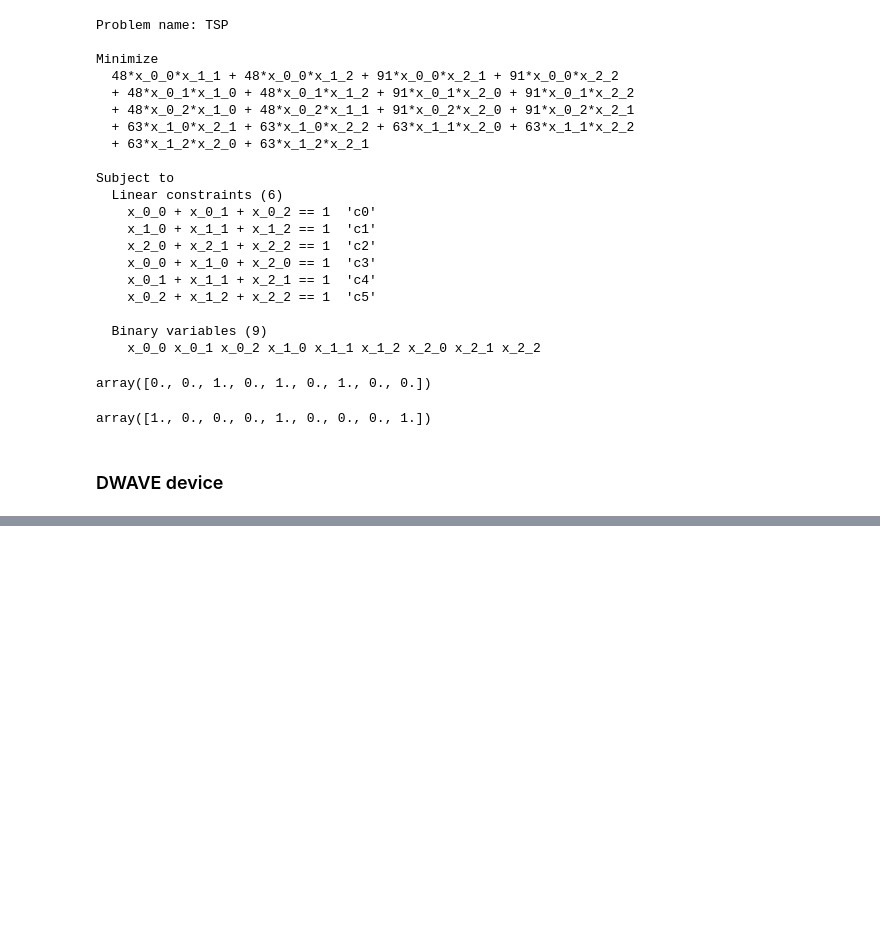
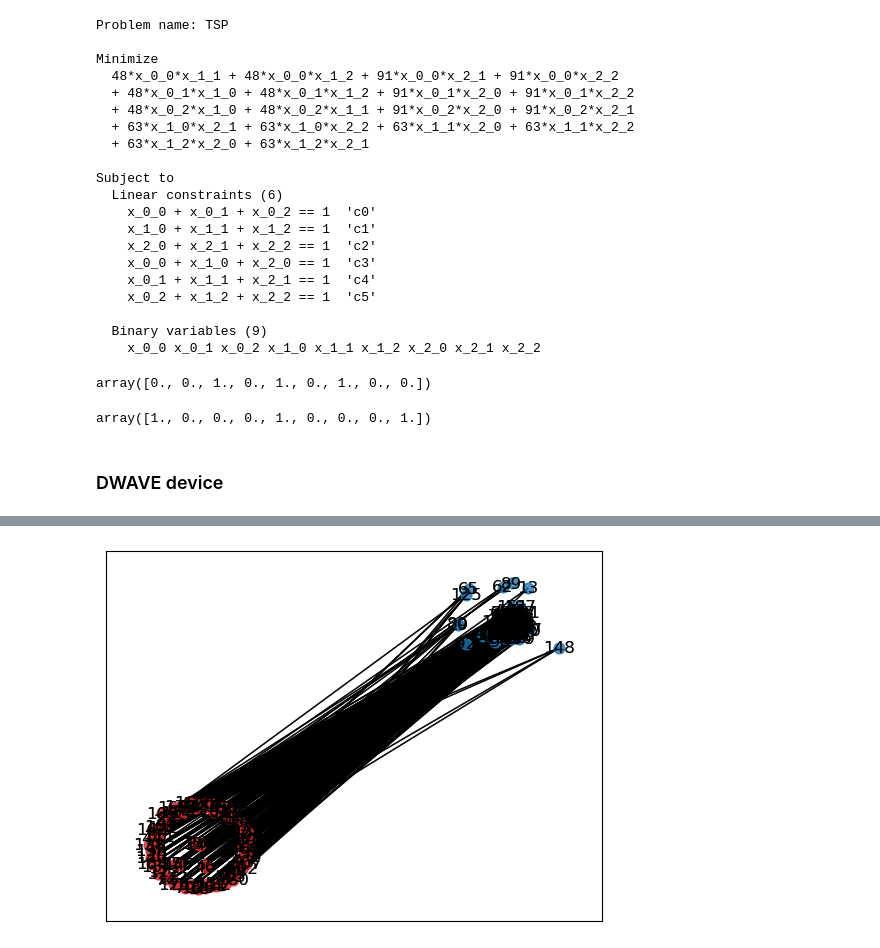
Before and after one commit to Korea-Quantum-Computing/quantum_tutorial, a Jupyter notebook: 3. Quantum Combinatorial Optimization.ipynb, the cells around one changed output, grey strips where cells are left out. Drawn from its saved outputs; the diff is of its cells as text; code cells hidden in the pictures; blank space fills up the shorter version.

```diff
--- a/3. Quantum Combinatorial Optimization.ipynb
+++ b/3. Quantum Combinatorial Optimization.ipynb
@@ -330,0 +447,7 @@ Score : 394.0 , Operation Time : 13.529060125350952
+# %%
+label = np.array(opt_sa.result)
+partition = {i:label[i] for i in range(len(label))}
+pos = community_layout(G,partition)
+draw_graph(G,label, pos,size = 60)
+# %% [output]
+[figure, added]
```
Also changed, not shown: parts of 19 cells of this notebook.
